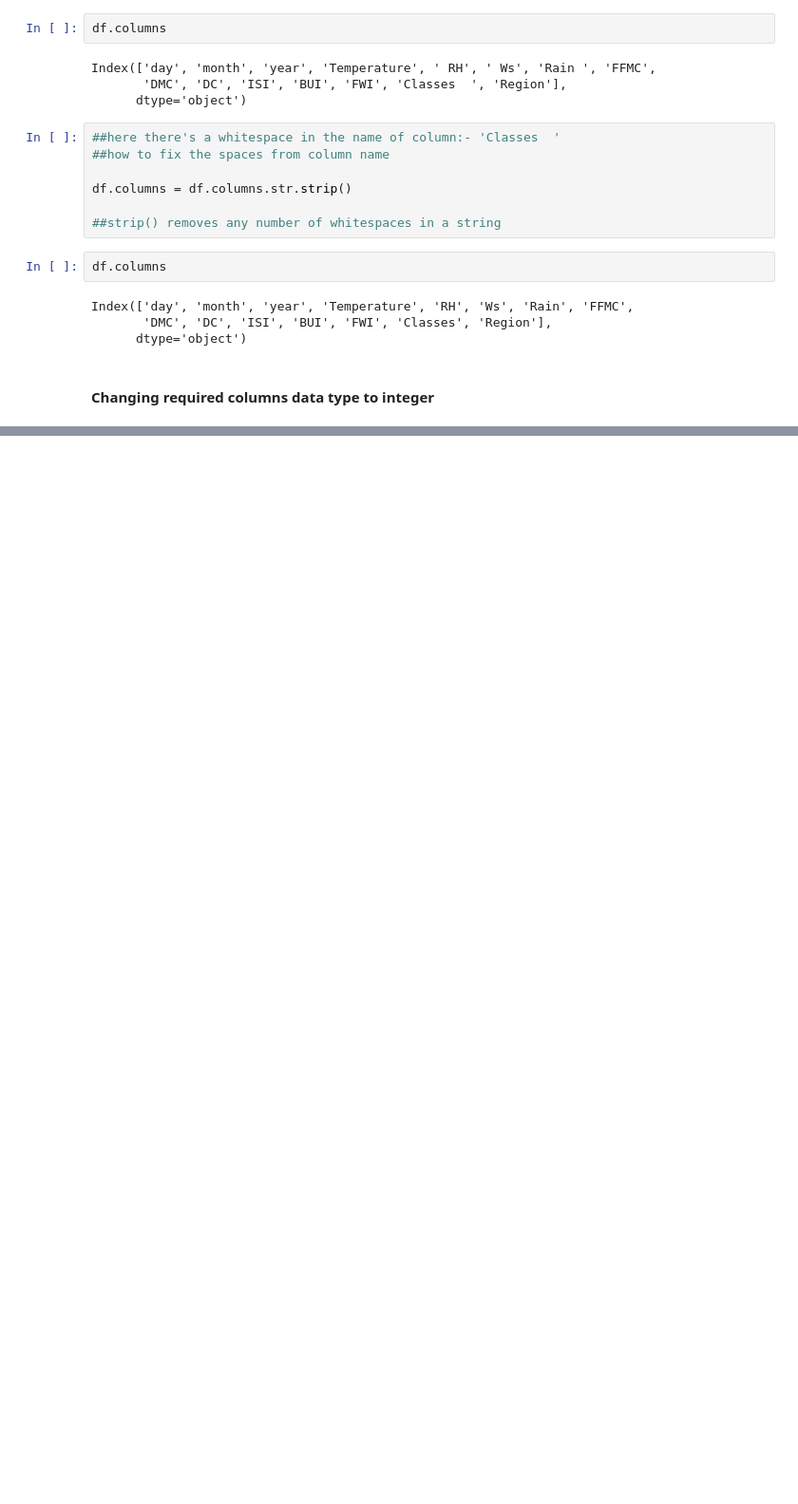
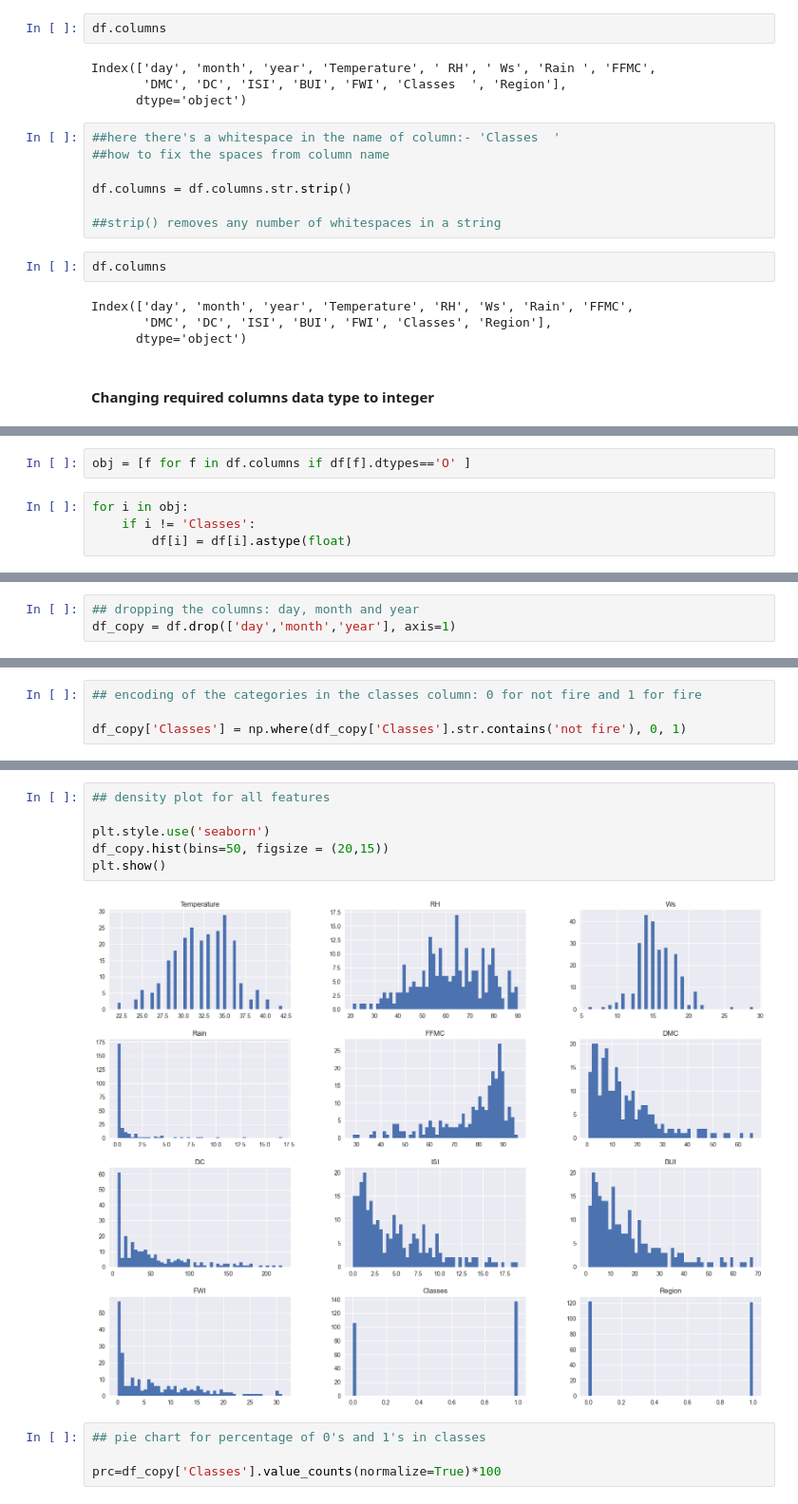
Before and after one commit to sainaakash/Data-Engineering-on-Algerian-Forest-Fire-Dataset, a Jupyter notebook: Data Engineering on Algerian Forest Fire Dataset.ipynb, the cells around one changed output, grey strips where cells are left out. Shown: that part at 95% size. Drawn from its saved outputs; the diff is of its cells as text; blank space fills up the shorter version.

```diff
--- a/Data Engineering on Algerian Forest Fire Dataset.ipynb
+++ b/Data Engineering on Algerian Forest Fire Dataset.ipynb
@@ -211,0 +216,6 @@ Index(['day', 'month', 'year', 'Temperature', 'RH', 'Ws', 'Rain', 'FFMC',
+# %%
+obj = [f for f in df.columns if df[f].dtypes=='O' ]
+# %%
+for i in obj:
+    if i != 'Classes':
+        df[i] = df[i].astype(float)
@@ -211,0 +248,3 @@ Index(['day', 'month', 'year', 'Temperature', 'RH', 'Ws', 'Rain', 'FFMC',
+# %%
+## dropping the columns: day, month and year
+df_copy = df.drop(['day','month','year'], axis=1)
@@ -211,0 +274,4 @@ Index(['day', 'month', 'year', 'Temperature', 'RH', 'Ws', 'Rain', 'FFMC',
+# %%
+## encoding of the categories in the classes column: 0 for not fire and 1 for fire
+
+df_copy['Classes'] = np.where(df_copy['Classes'].str.contains('not fire'), 0, 1)
@@ -211,0 +295,12 @@ Index(['day', 'month', 'year', 'Temperature', 'RH', 'Ws', 'Rain', 'FFMC',
+# %%
+## density plot for all features
+
+plt.style.use('seaborn')
+df_copy.hist(bins=50, figsize = (20,15))
+plt.show()
+# %% [output]
+[figure, added]
+# %%
+## pie chart for percentage of 0's and 1's in classes
+
+prc=df_copy['Classes'].value_counts(normalize=True)*100
```
Also changed, not shown: parts of 18 cells of this notebook.
